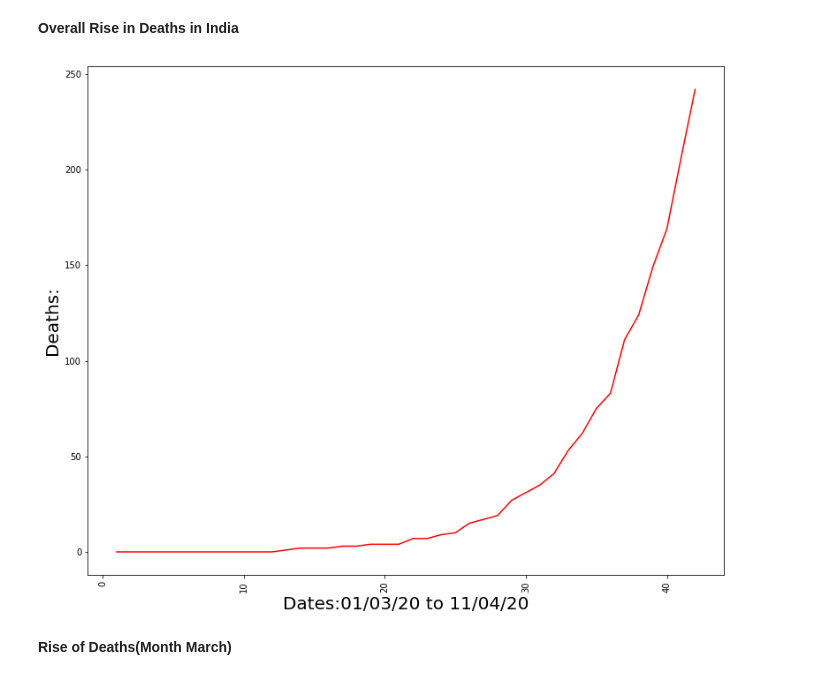
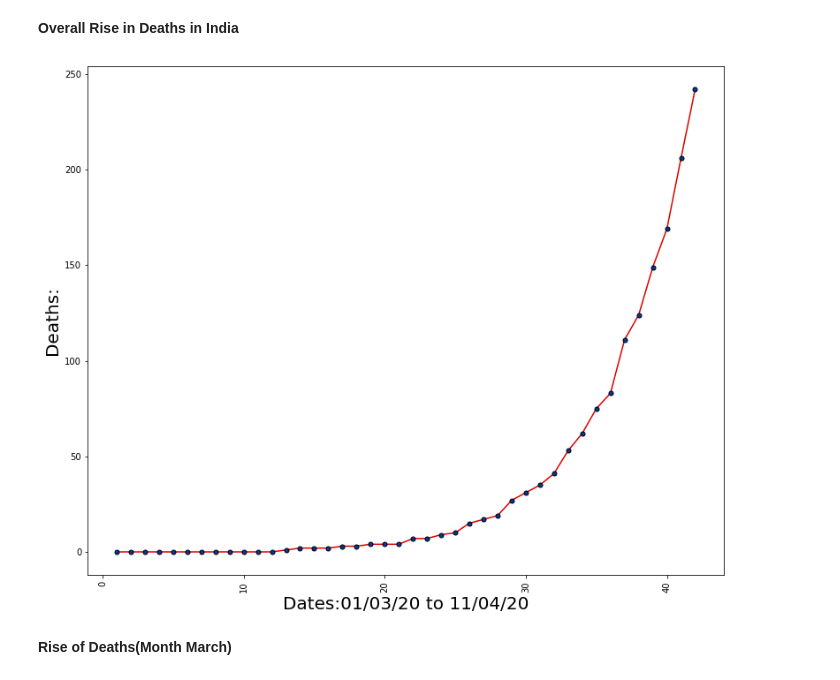
Before and after one commit to ShrayankM/Covid-19-India-Analysis, a Jupyter notebook: Covid_19_India_2.ipynb, the cells around one changed output. Saved outputs shown, nothing was run; the diff lists cells and outputs as text; code cells hidden in the pictures.

```diff
--- a/Covid_19_India_2.ipynb
+++ b/Covid_19_India_2.ipynb
@@ -259,16 +259,16 @@ deaths_count_March_April = list(sorted_death_dict.values())[31:]
 # %%
 fig = plt.figure()
 ax = fig.add_axes([0,0,1,1])
 dates = np.arange(1,len(sorted_death_dict.keys())-30,1)
 deaths = deaths_count_March_April
-ax.plot(dates,deaths,color='red')
+ax.plot(dates,deaths,color='#DA0000',marker='o',markersize = 5,markerfacecolor='#00399C',markeredgecolor='black')
 plt.xlabel('Dates:01/03/20 to 11/04/20', fontsize=20)
 plt.ylabel('Deaths:', fontsize=20)
 plt.xticks(rotation=90)
 plt.gcf().set_size_inches([10,8])
 plt.show()
 # %% [output]
-[figure, old version]
+[figure, new version]
 # %%
 deaths_March = deaths_count_March_April[0:31]
 deaths_April = deaths_count_March_April[31:]
```
Also changed, not shown: parts of 26 cells of this notebook.
